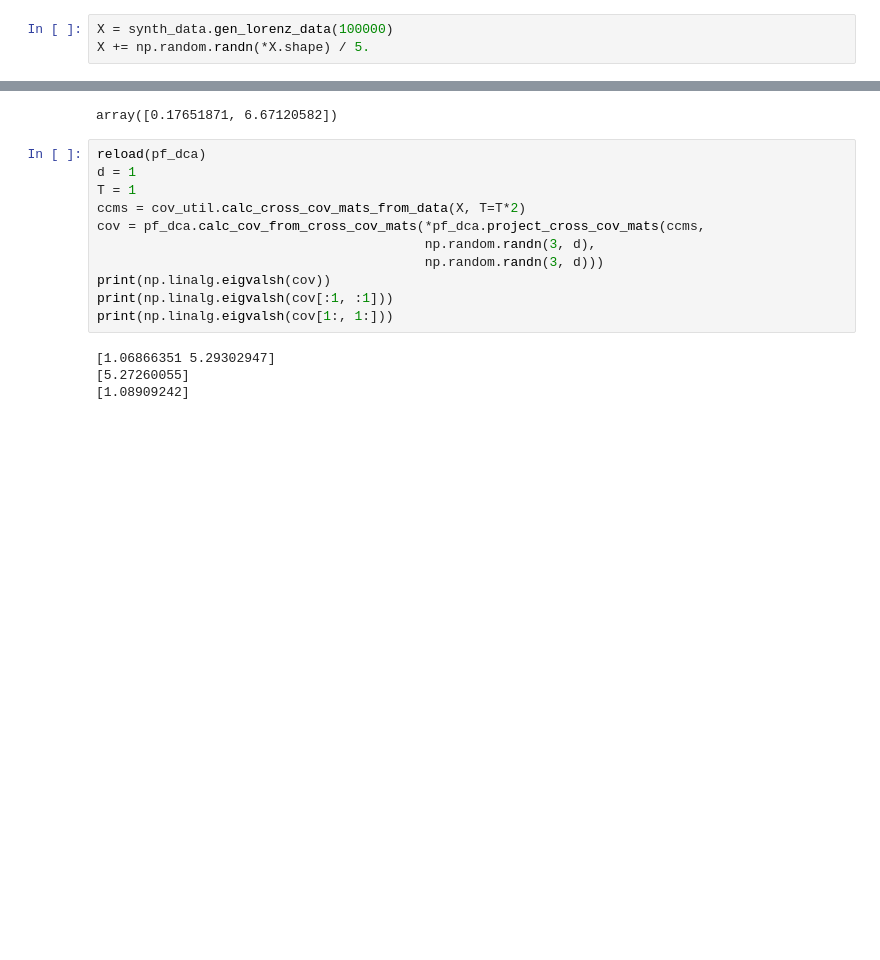
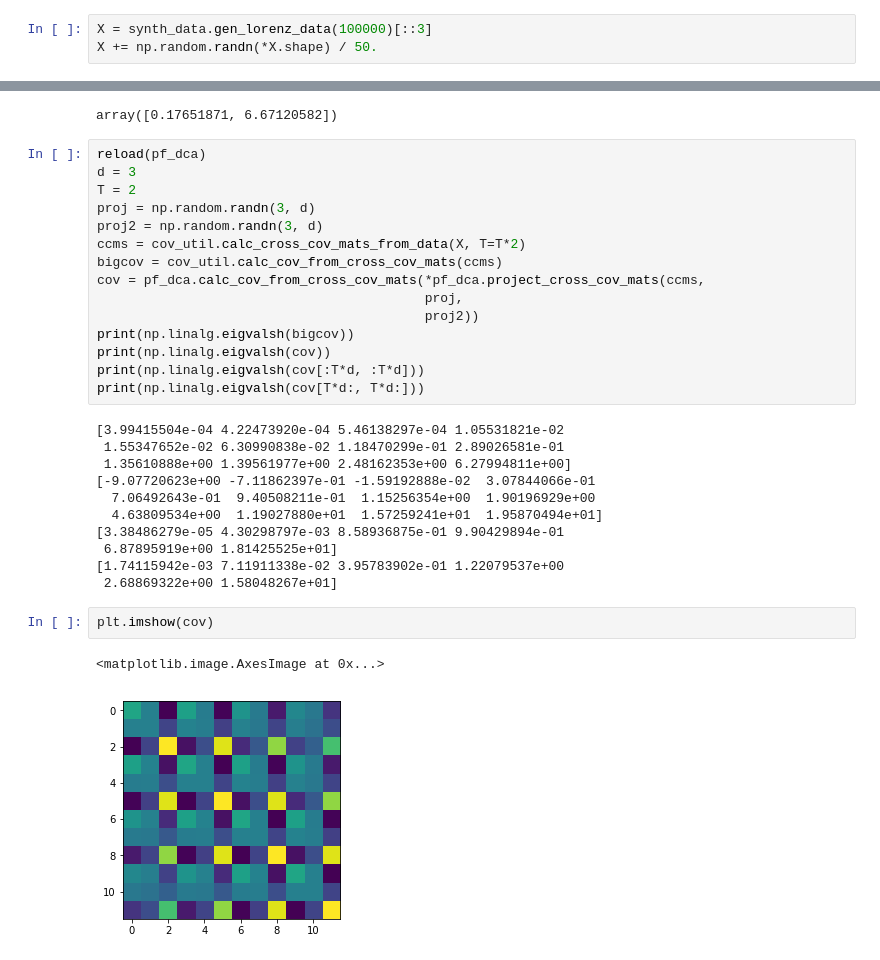
Before and after one commit to BouchardLab/FCCA, a Jupyter notebook: notebooks/past_future_testing.ipynb, the cells around one changed output, grey strips where cells are left out. Saved outputs shown, nothing was run; the diff lists cells and outputs as text; blank space fills up the shorter version.

```diff
--- a/notebooks/past_future_testing.ipynb
+++ b/notebooks/past_future_testing.ipynb
@@ -8,8 +8,8 @@ from sklearn.cross_decomposition import CCA
 from dca_research import pf_dca
 from imp import reload
 # %%
-X = synth_data.gen_lorenz_data(100000)
-X += np.random.randn(*X.shape) / 5.
+X = synth_data.gen_lorenz_data(100000)[::3]
+X += np.random.randn(*X.shape) / 50.
 # %%
 model1 = DCA(T=3, d=1, verbose=True, n_init=5)
 model1.fit(X)
@@ -98,16 +105,32 @@ np.linalg.eigvalsh(cov_util.calc_cov_from_cross_cov_mats(cov_util.project_cross_
 array([0.17651871, 6.67120582])
 # %%
 reload(pf_dca)
-d = 1
-T = 1
+d = 3
+T = 2
+proj = np.random.randn(3, d)
+proj2 = np.random.randn(3, d)
 ccms = cov_util.calc_cross_cov_mats_from_data(X, T=T*2)
+bigcov = cov_util.calc_cov_from_cross_cov_mats(ccms)
 cov = pf_dca.calc_cov_from_cross_cov_mats(*pf_dca.project_cross_cov_mats(ccms,
-                                          np.random.randn(3, d),
-                                          np.random.randn(3, d)))
+                                          proj,
+                                          proj2))
+print(np.linalg.eigvalsh(bigcov))
 print(np.linalg.eigvalsh(cov))
-print(np.linalg.eigvalsh(cov[:1, :1]))
-print(np.linalg.eigvalsh(cov[1:, 1:]))
+print(np.linalg.eigvalsh(cov[:T*d, :T*d]))
+print(np.linalg.eigvalsh(cov[T*d:, T*d:]))
 # %% [output]
-[1.06866351 5.29302947]
-[5.27260055]
-[1.08909242]
+[3.99415504e-04 4.22473920e-04 5.46138297e-04 1.05531821e-02
+ 1.55347652e-02 6.30990838e-02 1.18470299e-01 2.89026581e-01
+ 1.35610888e+00 1.39561977e+00 2.48162353e+00 6.27994811e+00]
+[-9.07720623e+00 -7.11862397e-01 -1.59192888e-02  3.07844066e-01
+  7.06492643e-01  9.40508211e-01  1.15256354e+00  1.90196929e+00
+  4.63809534e+00  1.19027880e+01  1.57259241e+01  1.95870494e+01]
+[3.38486279e-05 4.30298797e-03 8.58936875e-01 9.90429894e-01
+ 6.87895919e+00 1.81425525e+01]
+[1.74115942e-03 7.11911338e-02 3.95783902e-01 1.22079537e+00
+ 2.68869322e+00 1.58048267e+01]
+# %%
+plt.imshow(cov)
+# %% [output]
+<matplotlib.image.AxesImage at 0x...>
+[figure, added]
```
Also changed, not shown: parts of 7 cells of this notebook, 1 other file.
